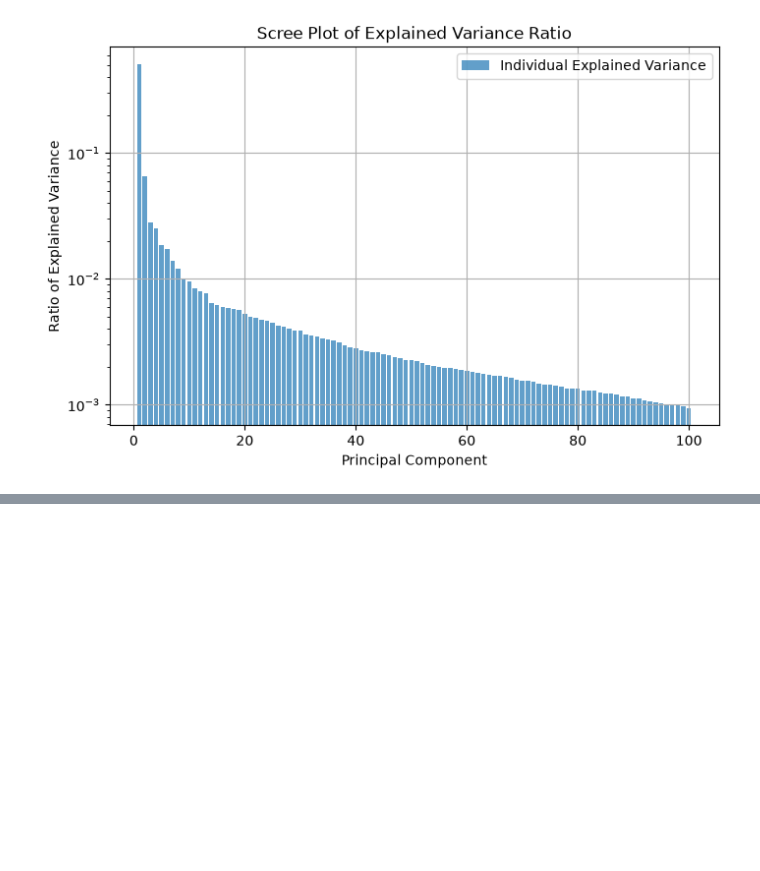
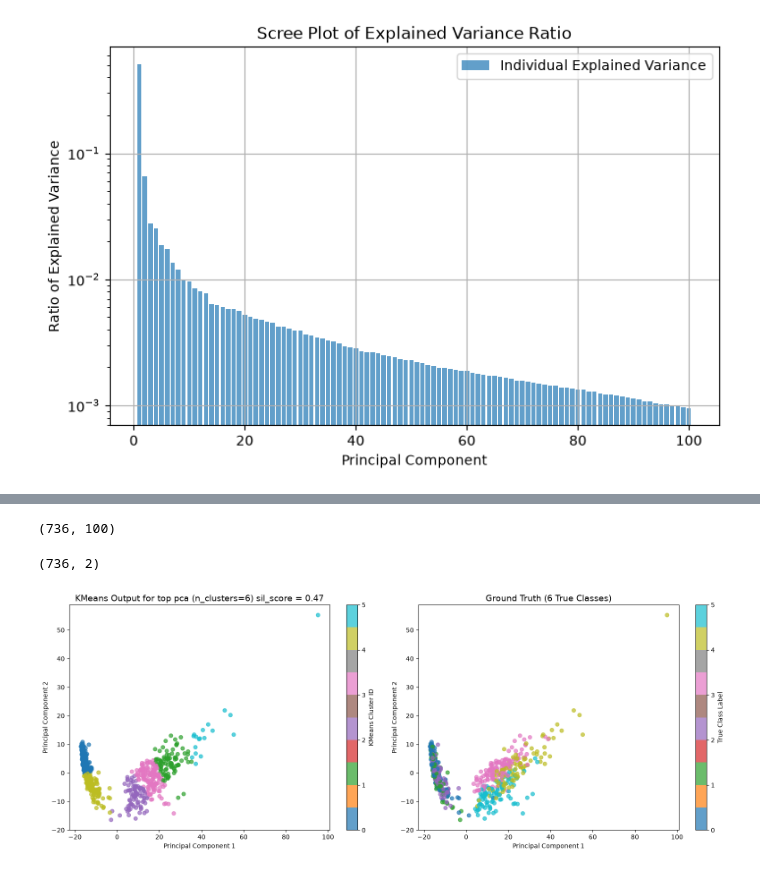
Before and after one commit to bradm1814/ai-masters-workspace, a Jupyter notebook: ARI-510-Machine-Learning/Lab 2/lab2_starter.ipynb, the cells around one changed output, grey strips where cells are left out. Drawn from its saved outputs; the diff is of its cells as text; code cells hidden in the pictures; blank space fills up the shorter version.

```diff
--- a/ARI-510-Machine-Learning/Lab 2/lab2_starter.ipynb
+++ b/ARI-510-Machine-Learning/Lab 2/lab2_starter.ipynb
@@ -344,0 +393,12 @@ km(10)
+# %%
+X_dev_scaled_pca.shape
+# %% [output]
+(736, 100)
+# %%
+X_dev_scaled_toppca = X_dev_scaled_pca[:, 0:2]
+X_train_scaled_toppca = X_train_scaled_pca[:, 0:2]
+X_test_scaled_toppca = X_test_scaled_pca[:, 0:2]
+# %%
+X_dev_scaled_toppca.shape
+# %% [output]
+(736, 2)
@@ -344,0 +449,4 @@ km(10)
+# %%
+km_toppca()
+# %% [output]
+[figure, added]
```
Also changed, not shown: parts of 19 cells of this notebook, 11 other files.
